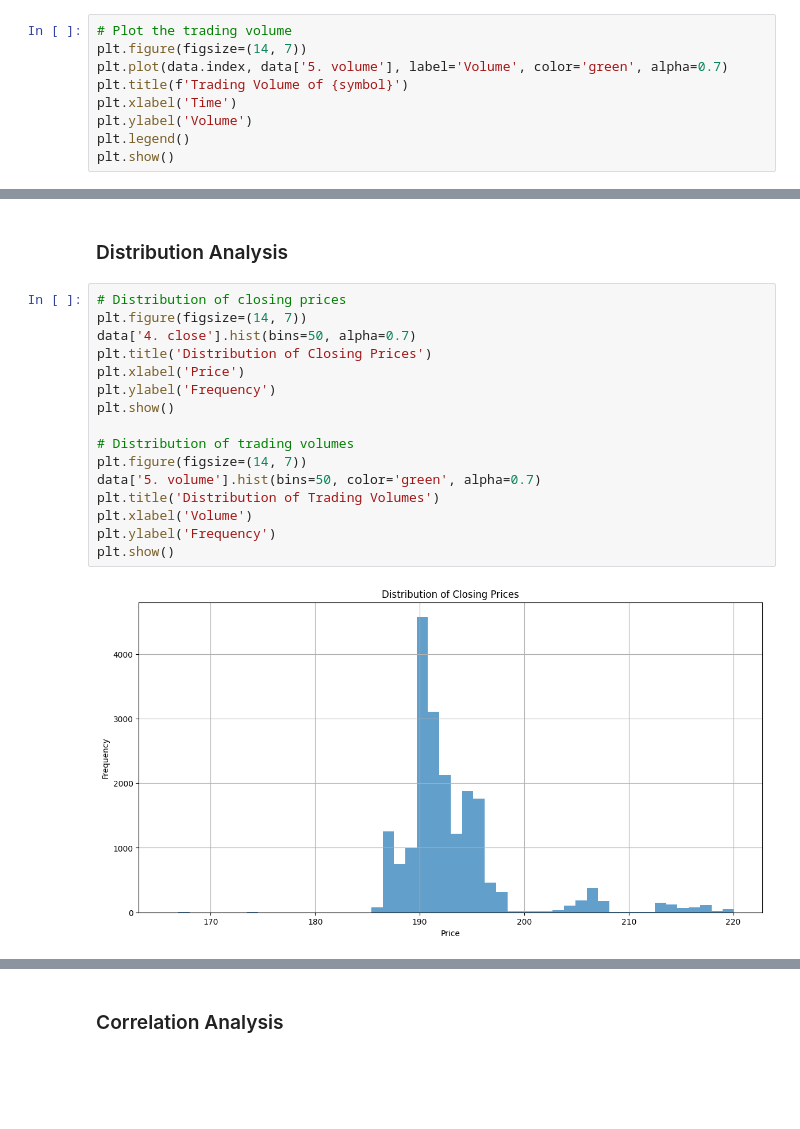
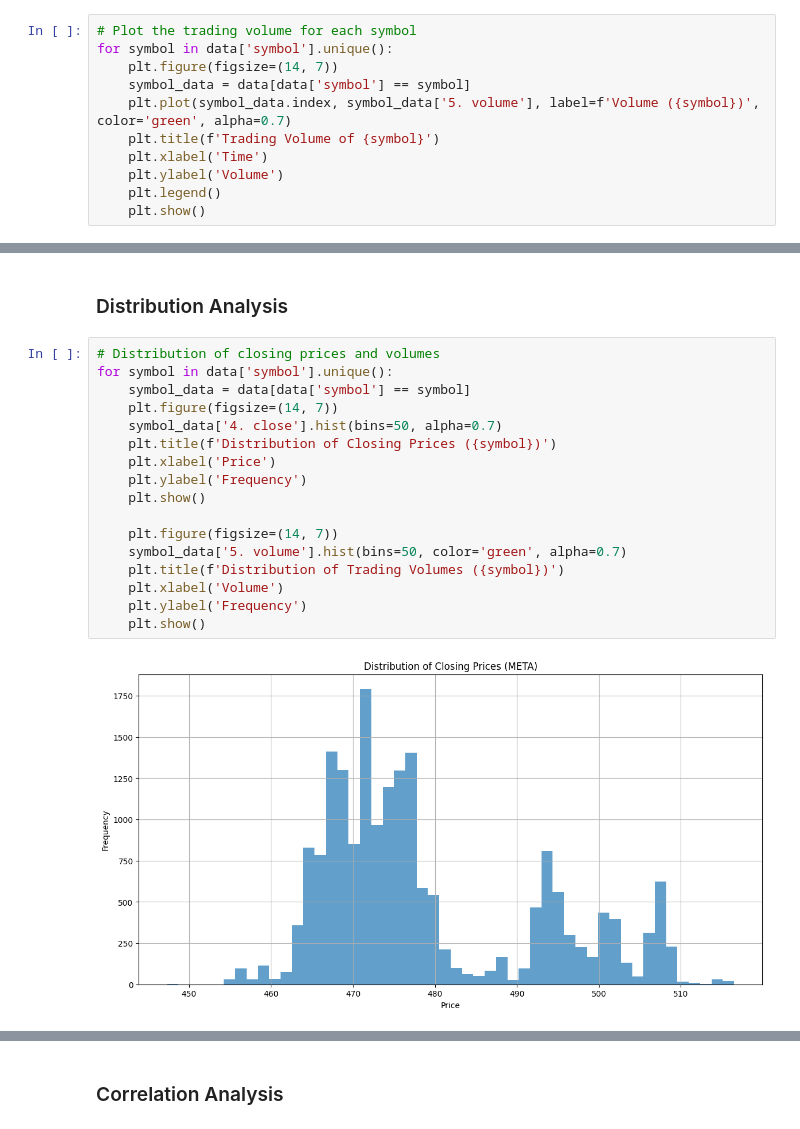
Before and after one commit to minjunnkim/hft_analysis, a Jupyter notebook: notebooks/EDA.ipynb, the cells around one changed output, grey strips where cells are left out. Cells and saved outputs as stored; diff of their text form; blank space fills up the shorter version.

```diff
--- a/notebooks/EDA.ipynb
+++ b/notebooks/EDA.ipynb
@@ -62,12 +47,14 @@ plt.show()
 # %% [markdown]
 ### Volume Analysis
 # %%
-# Plot the trading volume
-plt.figure(figsize=(14, 7))
-plt.plot(data.index, data['5. volume'], label='Volume', color='green', alpha=0.7)
-plt.title(f'Trading Volume of {symbol}')
-plt.xlabel('Time')
-plt.ylabel('Volume')
-plt.legend()
-plt.show()
+# Plot the trading volume for each symbol
+for symbol in data['symbol'].unique():
+    plt.figure(figsize=(14, 7))
+    symbol_data = data[data['symbol'] == symbol]
+    plt.plot(symbol_data.index, symbol_data['5. volume'], label=f'Volume ({symbol})', color='green', alpha=0.7)
+    plt.title(f'Trading Volume of {symbol}')
+    plt.xlabel('Time')
+    plt.ylabel('Volume')
+    plt.legend()
+    plt.show()
 # %% [output]
@@ -75,20 +66,21 @@ plt.show()
 # %% [markdown]
 ### Distribution Analysis
 # %%
-# Distribution of closing prices
-plt.figure(figsize=(14, 7))
-data['4. close'].hist(bins=50, alpha=0.7)
-plt.title('Distribution of Closing Prices')
-plt.xlabel('Price')
-plt.ylabel('Frequency')
-plt.show()
+# Distribution of closing prices and volumes
+for symbol in data['symbol'].unique():
+    symbol_data = data[data['symbol'] == symbol]
+    plt.figure(figsize=(14, 7))
+    symbol_data['4. close'].hist(bins=50, alpha=0.7)
+    plt.title(f'Distribution of Closing Prices ({symbol})')
+    plt.xlabel('Price')
+    plt.ylabel('Frequency')
+    plt.show()
 
-# Distribution of trading volumes
-plt.figure(figsize=(14, 7))
-data['5. volume'].hist(bins=50, color='green', alpha=0.7)
-plt.title('Distribution of Trading Volumes')
-plt.xlabel('Volume')
-plt.ylabel('Frequency')
-plt.show()
+    plt.figure(figsize=(14, 7))
+    symbol_data['5. volume'].hist(bins=50, color='green', alpha=0.7)
+    plt.title(f'Distribution of Trading Volumes ({symbol})')
+    plt.xlabel('Volume')
+    plt.ylabel('Frequency')
+    plt.show()
 # %% [output]
-[figure, old version]
+[figure, new version]
```
Also changed, not shown: parts of 18 cells of this notebook, 9 other files.
